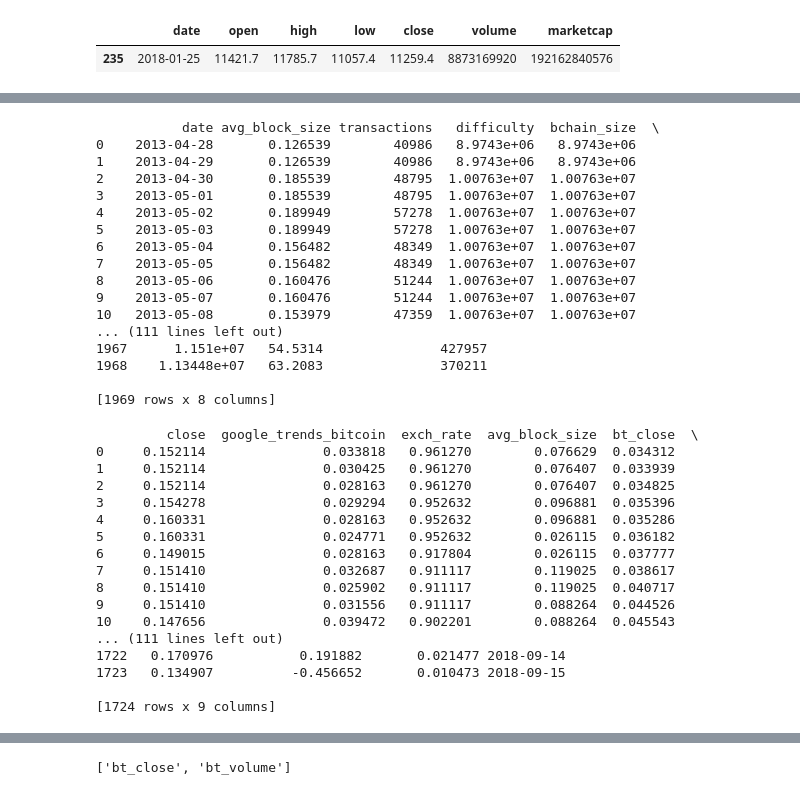
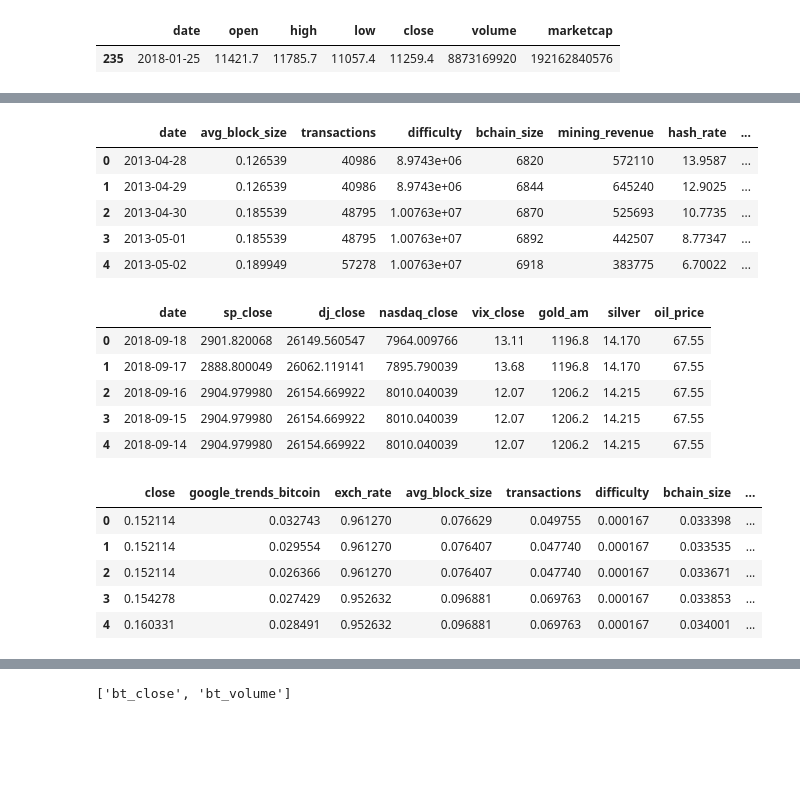
Before and after one commit to kejsiStruga/bitcoin-price-prediction, a Jupyter notebook: Data Gathering.ipynb, the cells around one changed output, grey strips where cells are left out. Saved outputs shown, nothing was run; the diff lists cells and outputs as text; code cells hidden in the pictures; blank space fills up the shorter version.

```diff
--- a/Data Gathering.ipynb
+++ b/Data Gathering.ipynb
@@ -135,7 +121,7 @@ def rename_columns(prepend_to_name, df):
                 [str(prepend_to_name)+i for i in df.columns[1:]]
 # %%
 ####################################################################################################################
-######## Getting Blockchain data
+######## Extraction of Blockchain Data
 ####################################################################################################################
 
 # Get the average block size from blockchain.info; max size ==> 1 MB (by design)
@@ -154,13 +140,13 @@ bchain_diff_data = drop_initial_rows(bchain_diff_api, 'difficulty')
 
 # Bitcoin api.blockchain Size
 bchain_blchs_api = "https://www.quandl.com/api/v3/datasets/BCHAIN/BLCHS.csv?api_key=55AcwGQK3qwgy8J3K4Pw"
-bchain_blchs_data = drop_initial_rows(bchain_diff_api, 'bchain_size')
+bchain_blchs_data = drop_initial_rows(bchain_blchs_api, 'bchain_size')
 
 # Rvenue of Bitcoin Miners
 bchain_mirev_api = "https://www.quandl.com/api/v3/datasets/BCHAIN/MIREV.csv?api_key=55AcwGQK3qwgy8J3K4Pw"
 bchain_mirev_data = drop_initial_rows(bchain_mirev_api, "mining_revenue")
 
-# Bitcoin Hash Rate
+# Bitcoin Hashhttp://localhost:8888/notebooks/Data%20Gathering.ipynb# Rate
 bchain_hash_rate_api = "https://www.quandl.com/api/v3/datasets/BCHAIN/CPTRA.csv?api_key=55AcwGQK3qwgy8J3K4Pw"
 bchain_hash_rate_data = drop_initial_rows(bchain_hash_rate_api, "hash_rate")
 
@@ -174,22 +160,13 @@ blockchain_data = avg_block_size.merge(txs_data, on='date', how='inner'). \
             merge(bchain_mirev_data, on='date', how='inner'). \
             merge(bchain_hash_rate_data, on='date', how='inner'). \
             merge(bchain_cpt_data, on='date', how='inner')
-print(blockchain_data)
-# %% [output]
-           date avg_block_size transactions   difficulty  bchain_size  \
-0    2013-04-28       0.126539        40986   8.9743e+06   8.9743e+06
-1    2013-04-29       0.126539        40986   8.9743e+06   8.9743e+06
-2    2013-04-30       0.185539        48795  1.00763e+07  1.00763e+07
-3    2013-05-01       0.185539        48795  1.00763e+07  1.00763e+07
-4    2013-05-02       0.189949        57278  1.00763e+07  1.00763e+07
-5    2013-05-03       0.189949        57278  1.00763e+07  1.00763e+07
-6    2013-05-04       0.156482        48349  1.00763e+07  1.00763e+07
-7    2013-05-05       0.156482        48349  1.00763e+07  1.00763e+07
-8    2013-05-06       0.160476        51244  1.00763e+07  1.00763e+07
-9    2013-05-07       0.160476        51244  1.00763e+07  1.00763e+07
-10   2013-05-08       0.153979        47359  1.00763e+07  1.00763e+07
-... (111 lines left out)
-1967      1.151e+07   54.5314               427957
-1968    1.13448e+07   63.2083               370211
-
-[1969 rows x 8 columns]
+# %%
+# Gist of it
+blockchain_data.head()
+# %% [output]
+|  | date | avg_block_size | transactions | difficulty | bchain_size | mining_revenue | hash_rate | ... |
+| 0 | 2013-04-28 | 0.126539 | 40986 | 8.9743e+06 | 6820 | 572110 | 13.9587 | ... |
+| 1 | 2013-04-29 | 0.126539 | 40986 | 8.9743e+06 | 6844 | 645240 | 12.9025 | ... |
+| 2 | 2013-04-30 | 0.185539 | 48795 | 1.00763e+07 | 6870 | 525693 | 10.7735 | ... |
+| 3 | 2013-05-01 | 0.185539 | 48795 | 1.00763e+07 | 6892 | 442507 | 8.77347 | ... |
+| 4 | 2013-05-02 | 0.189949 | 57278 | 1.00763e+07 | 6918 | 383775 | 6.70022 | ... |
@@ -196,2 +213,12 @@ print(blockchain_data)
+# %%
+# Gist of it
+macro_econ_data.head()
+# %% [output]
+|  | date | sp_close | dj_close | nasdaq_close | vix_close | gold_am | silver | oil_price |
+| 0 | 2018-09-18 | 2901.820068 | 26149.560547 | 7964.009766 | 13.11 | 1196.8 | 14.170 | 67.55 |
+| 1 | 2018-09-17 | 2888.800049 | 26062.119141 | 7895.790039 | 13.68 | 1196.8 | 14.170 | 67.55 |
+| 2 | 2018-09-16 | 2904.979980 | 26154.669922 | 8010.040039 | 12.07 | 1206.2 | 14.215 | 67.55 |
+| 3 | 2018-09-15 | 2904.979980 | 26154.669922 | 8010.040039 | 12.07 | 1206.2 | 14.215 | 67.55 |
+| 4 | 2018-09-14 | 2904.979980 | 26154.669922 | 8010.040039 | 12.07 | 1206.2 | 14.215 | 67.55 |
 # %%
 ####################################################################################################################
@@ -306,22 +326,11 @@ btc_final = btc_final[btc_final['bt_volume']!=0]
 # Reindex, starting from 0
 btc_final.index = range(len(btc_final))
 # btc_final.reset_index(drop=True)
-print(btc_final)
+btc_final.head()
 # %% [output]
-         close  google_trends_bitcoin  exch_rate  avg_block_size  bt_close  \
-0     0.152114               0.033818   0.961270        0.076629  0.034312
-1     0.152114               0.030425   0.961270        0.076407  0.033939
-2     0.152114               0.028163   0.961270        0.076407  0.034825
-3     0.154278               0.029294   0.952632        0.096881  0.035396
-4     0.160331               0.028163   0.952632        0.096881  0.035286
-5     0.160331               0.024771   0.952632        0.026115  0.036182
-6     0.149015               0.028163   0.917804        0.026115  0.037777
-7     0.151410               0.032687   0.911117        0.119025  0.038617
-8     0.151410               0.025902   0.911117        0.119025  0.040717
-9     0.151410               0.031556   0.911117        0.088264  0.044526
-10    0.147656               0.039472   0.902201        0.088264  0.045543
-... (111 lines left out)
-1722   0.170976           0.191882       0.021477 2018-09-14
-1723   0.134907          -0.456652       0.010473 2018-09-15
-
-[1724 rows x 9 columns]
+|  | close | google_trends_bitcoin | exch_rate | avg_block_size | transactions | difficulty | bchain_size | ... |
+| 0 | 0.152114 | 0.032743 | 0.961270 | 0.076629 | 0.049755 | 0.000167 | 0.033398 | ... |
+| 1 | 0.152114 | 0.029554 | 0.961270 | 0.076407 | 0.047740 | 0.000167 | 0.033535 | ... |
+| 2 | 0.152114 | 0.026366 | 0.961270 | 0.076407 | 0.047740 | 0.000167 | 0.033671 | ... |
+| 3 | 0.154278 | 0.027429 | 0.952632 | 0.096881 | 0.069763 | 0.000167 | 0.033853 | ... |
+| 4 | 0.160331 | 0.028491 | 0.952632 | 0.096881 | 0.069763 | 0.000167 | 0.034001 | ... |
```
Also changed, not shown: parts of 15 cells of this notebook, 1 other file.
